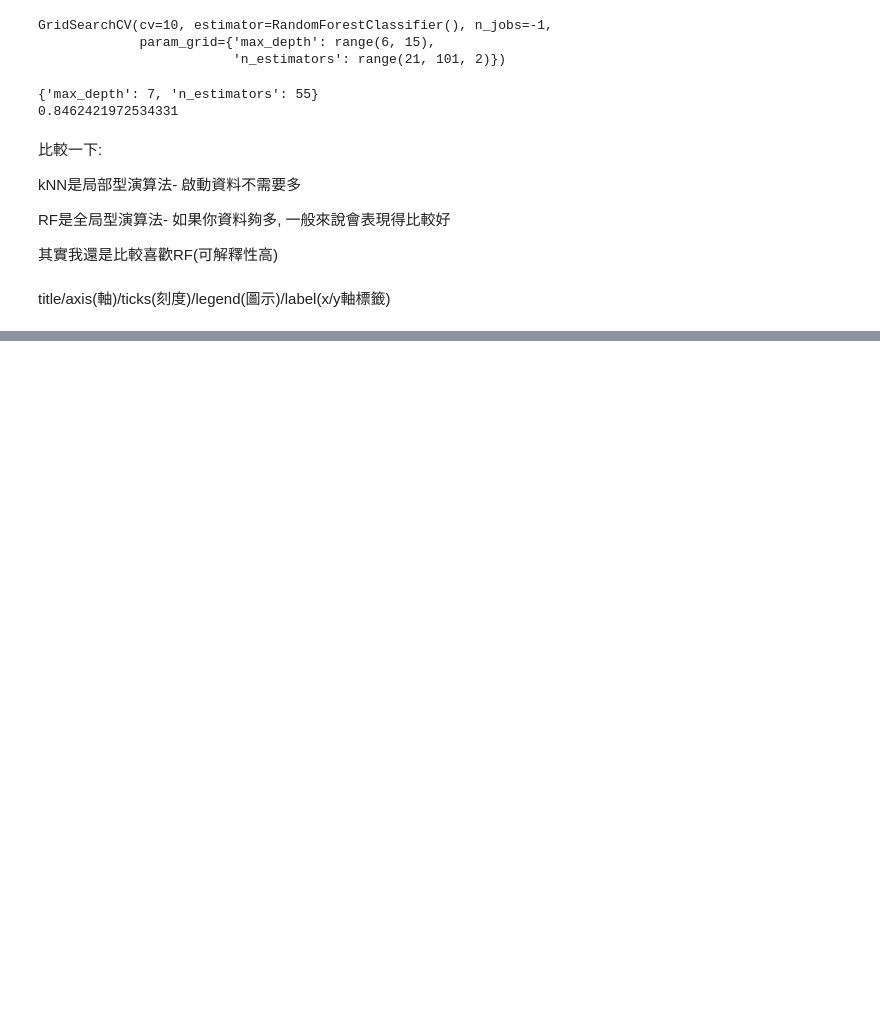
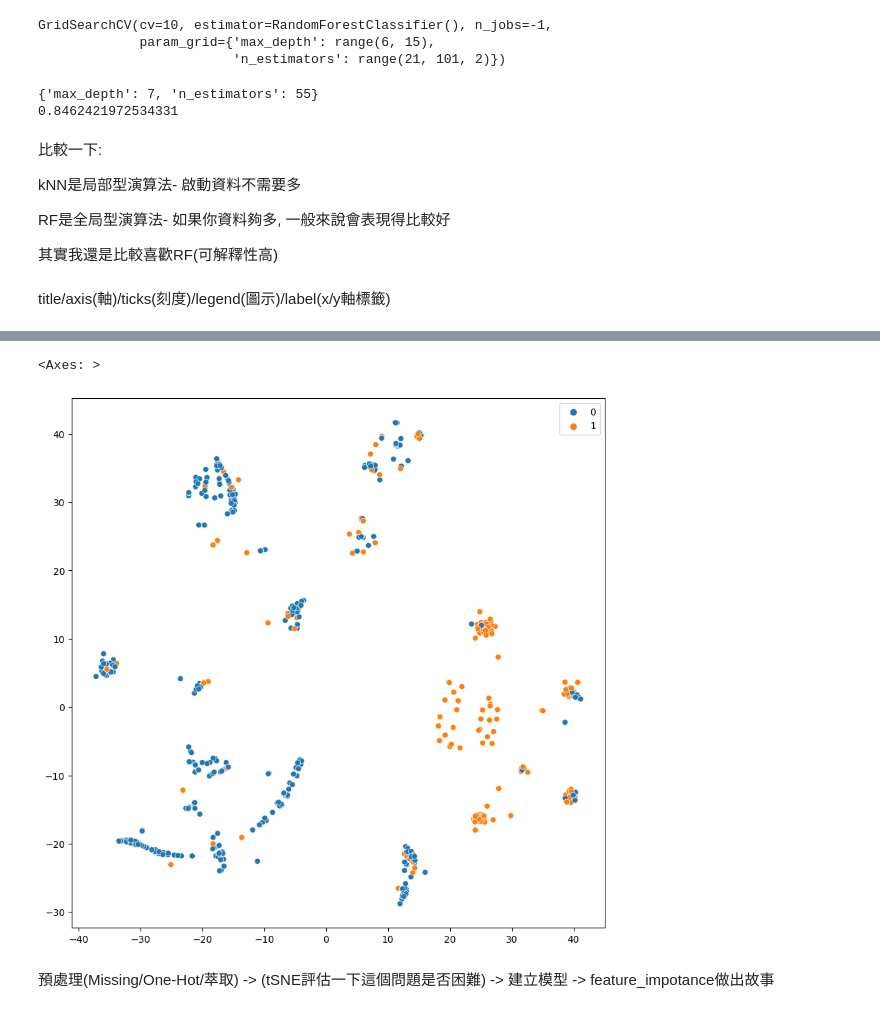
Before and after one commit to Elwing-Chou/tibaml0315, a Jupyter notebook: titanic.ipynb, the cells around one changed output, grey strips where cells are left out. Saved outputs shown, nothing was run; the diff lists cells and outputs as text; code cells hidden in the pictures; blank space fills up the shorter version.

```diff
--- a/titanic.ipynb
+++ b/titanic.ipynb
@@ -308,0 +326,23 @@ plt.legend(loc="upper right")
+# %%
+from sklearn.preprocessing import MinMaxScaler
+from sklearn.manifold import TSNE
+
+scaler = MinMaxScaler()
+total_scale = scaler.fit_transform(total)
+total_scale = pd.DataFrame(total_scale)
+x_scale = np.array(total_scale.iloc[:len(train)])
+y = np.array(train["Survived"])
+# n_components:降低成幾維
+tsne = TSNE(n_components=2)
+x_tsne = tsne.fit_transform(x_scale)
+# %%
+# np array操作: 對每一個軸各自做
+plt.figure(figsize=(10, 10))
+x_coords = x_tsne[:,0]
+y_coords = x_tsne[:,1]
+sns.scatterplot(x=x_coords, y=y_coords, hue=y)
+# %% [output]
+<Axes: >
+[figure, added]
+# %% [markdown]
+預處理(Missing/One-Hot/萃取) -> (tSNE評估一下這個問題是否困難) -> 建立模型 -> feature_impotance做出故事
```
Also changed, not shown: parts of 1 cell of this notebook.
